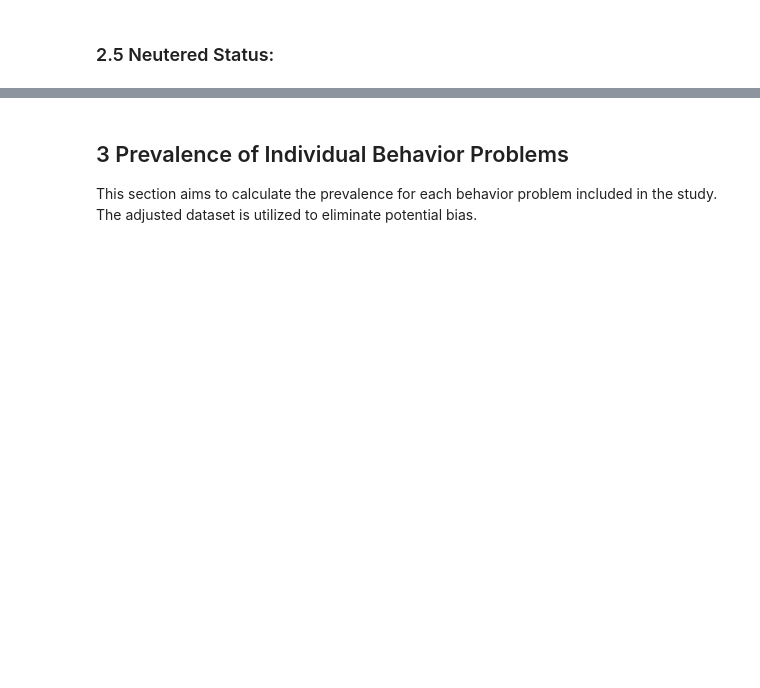
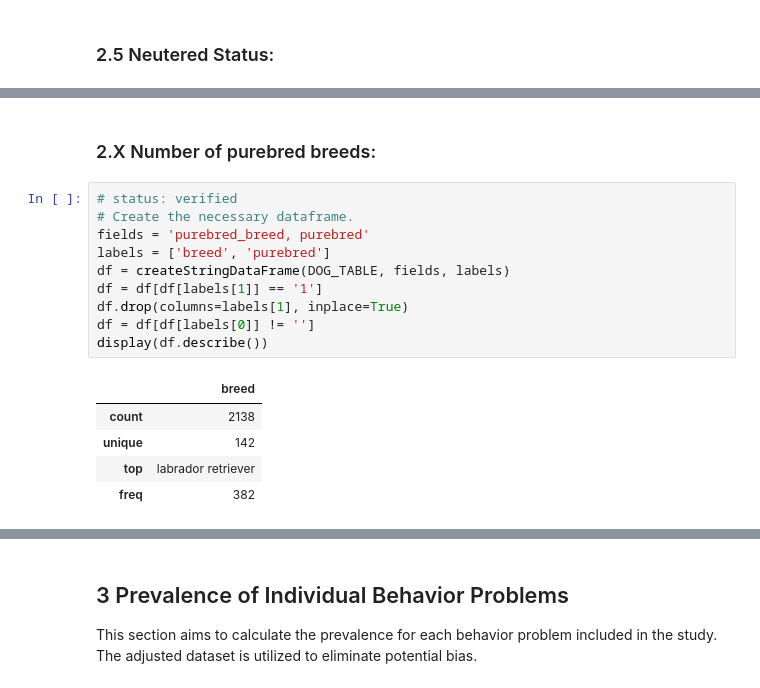
Before and after one commit to iandinwoodie/pdbs-study-1, a Jupyter notebook: notebooks/1.0-ird-pdbs-analysis-notebook.ipynb, the cells around one changed output, grey strips where cells are left out. Cells and saved outputs as stored; diff of their text form; blank space fills up the shorter version.

```diff
--- a/notebooks/1.0-ird-pdbs-analysis-notebook.ipynb
+++ b/notebooks/1.0-ird-pdbs-analysis-notebook.ipynb
@@ -376,0 +404,18 @@ df = createNumericDataFrame(DOG_TABLE, fields, labels, filtered=True)
+# %% [markdown]
+### 2.X Number of purebred breeds:
+# %%
+# status: verified
+# Create the necessary dataframe.
+fields = 'purebred_breed, purebred'
+labels = ['breed', 'purebred']
+df = createStringDataFrame(DOG_TABLE, fields, labels)
+df = df[df[labels[1]] == '1']
+df.drop(columns=labels[1], inplace=True)
+df = df[df[labels[0]] != '']
+display(df.describe())
+# %% [output]
+|  | breed |
+| count | 2138 |
+| unique | 142 |
+| top | labrador retriever |
+| freq | 382 |
```
Also changed, not shown: parts of 16 cells of this notebook.
